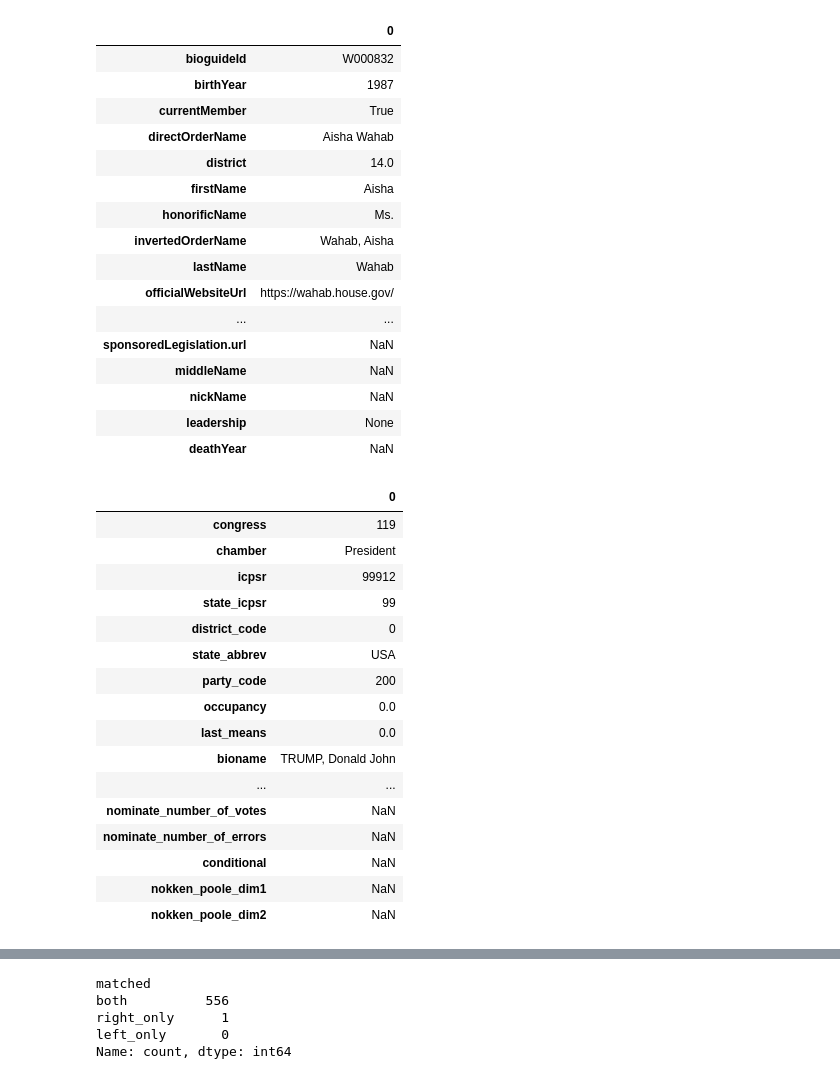
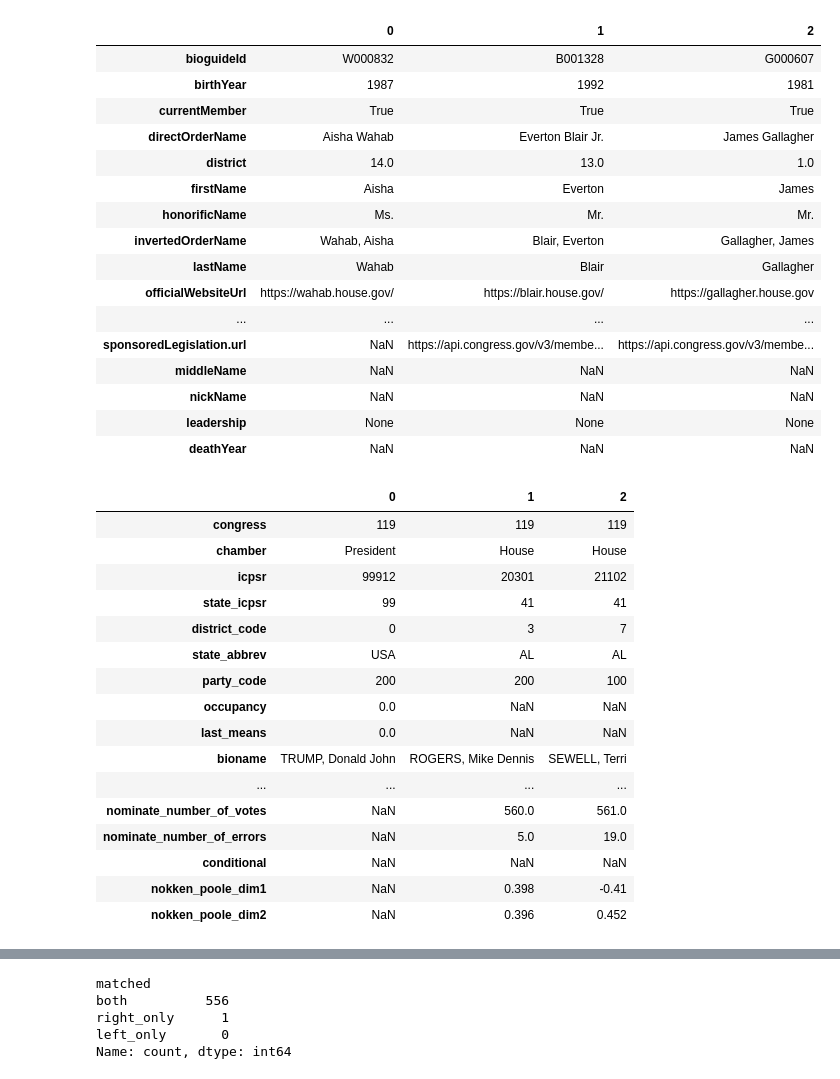
Before and after one commit to wdangds/ds6600-project, a Jupyter notebook: notebooks/demo_10_1_2026.ipynb, the cells around one changed output, grey strips where cells are left out. Saved outputs shown, nothing was run; the diff lists cells and outputs as text; code cells hidden in the pictures.

```diff
--- a/notebooks/demo_10_1_2026.ipynb
+++ b/notebooks/demo_10_1_2026.ipynb
@@ -6,45 +6,45 @@ import requests
 # %%
 member = pd.read_parquet('../data/raw/member_details.parquet')
 # %%
-member.head(1).T
+member.head(3).T
 # %% [output]
-|  | 0 |
-| bioguideId | W000832 |
-| birthYear | 1987 |
-| currentMember | True |
-| directOrderName | Aisha Wahab |
-| district | 14.0 |
-| firstName | Aisha |
-| honorificName | Ms. |
-| invertedOrderName | Wahab, Aisha |
-| lastName | Wahab |
-| officialWebsiteUrl | https://wahab.house.gov/ |
-| ... | ... |
-| sponsoredLegislation.url | NaN |
-| middleName | NaN |
-| nickName | NaN |
-| leadership | None |
-| deathYear | NaN |
+|  | 0 | 1 | 2 |
+| bioguideId | W000832 | B001328 | G000607 |
+| birthYear | 1987 | 1992 | 1981 |
+| currentMember | True | True | True |
+| directOrderName | Aisha Wahab | Everton Blair Jr. | James Gallagher |
+| district | 14.0 | 13.0 | 1.0 |
+| firstName | Aisha | Everton | James |
+| honorificName | Ms. | Mr. | Mr. |
+| invertedOrderName | Wahab, Aisha | Blair, Everton | Gallagher, James |
+| lastName | Wahab | Blair | Gallagher |
+| officialWebsiteUrl | https://wahab.house.gov/ | https://blair.house.gov/ | https://gallagher.house.gov |
+| ... | ... | ... | ... |
+| sponsoredLegislation.url | NaN | https://api.congress.gov/v3/membe... | https://api.congress.gov/v3/membe... |
+| middleName | NaN | NaN | NaN |
+| nickName | NaN | NaN | NaN |
+| leadership | None | None | None |
+| deathYear | NaN | NaN | NaN |
 # %%
 voteview_url = 'https://voteview.com/static/data/out/members/HS119_members.csv'
-ideaology = pd.read_csv(voteview_url)
-ideaology.head(1).T
+ideology = pd.read_csv(voteview_url)
+ideology.head(3).T
 # %% [output]
-|  | 0 |
-| congress | 119 |
-| chamber | President |
-| icpsr | 99912 |
-| state_icpsr | 99 |
-| district_code | 0 |
-| state_abbrev | USA |
-| party_code | 200 |
-| occupancy | 0.0 |
-| last_means | 0.0 |
-| bioname | TRUMP, Donald John |
-| ... | ... |
-| nominate_number_of_votes | NaN |
-| nominate_number_of_errors | NaN |
-| conditional | NaN |
-| nokken_poole_dim1 | NaN |
-| nokken_poole_dim2 | NaN |
+|  | 0 | 1 | 2 |
+| congress | 119 | 119 | 119 |
+| chamber | President | House | House |
+| icpsr | 99912 | 20301 | 21102 |
+| state_icpsr | 99 | 41 | 41 |
+| district_code | 0 | 3 | 7 |
+| state_abbrev | USA | AL | AL |
+| party_code | 200 | 200 | 100 |
+| occupancy | 0.0 | NaN | NaN |
+| last_means | 0.0 | NaN | NaN |
+| bioname | TRUMP, Donald John | ROGERS, Mike Dennis | SEWELL, Terri |
+| ... | ... | ... | ... |
+| nominate_number_of_votes | NaN | 560.0 | 561.0 |
+| nominate_number_of_errors | NaN | 5.0 | 19.0 |
+| conditional | NaN | NaN | NaN |
+| nokken_poole_dim1 | NaN | 0.398 | -0.41 |
+| nokken_poole_dim2 | NaN | 0.396 | 0.452 |
 # %%
```
Also changed, not shown: parts of 13 cells of this notebook, 55 other files.
